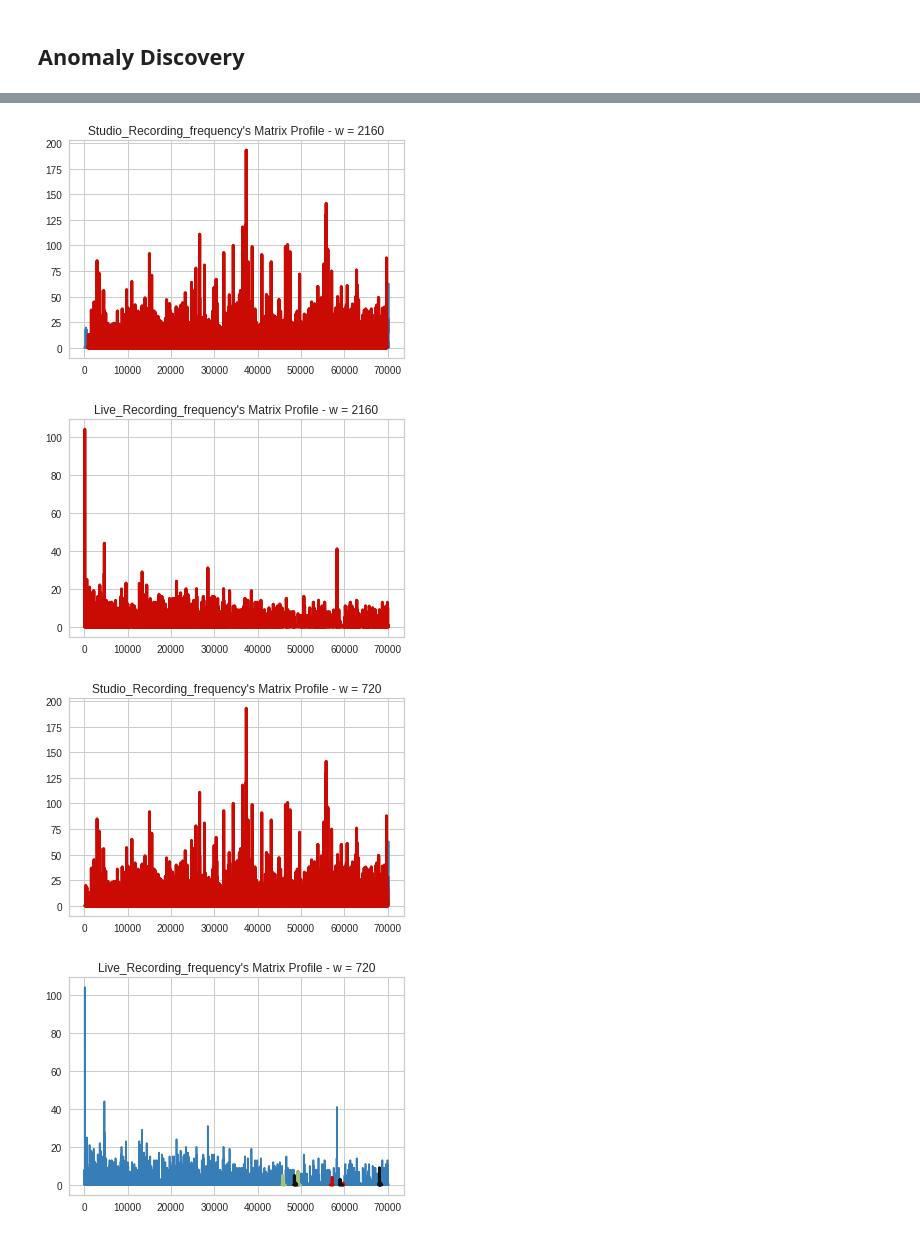
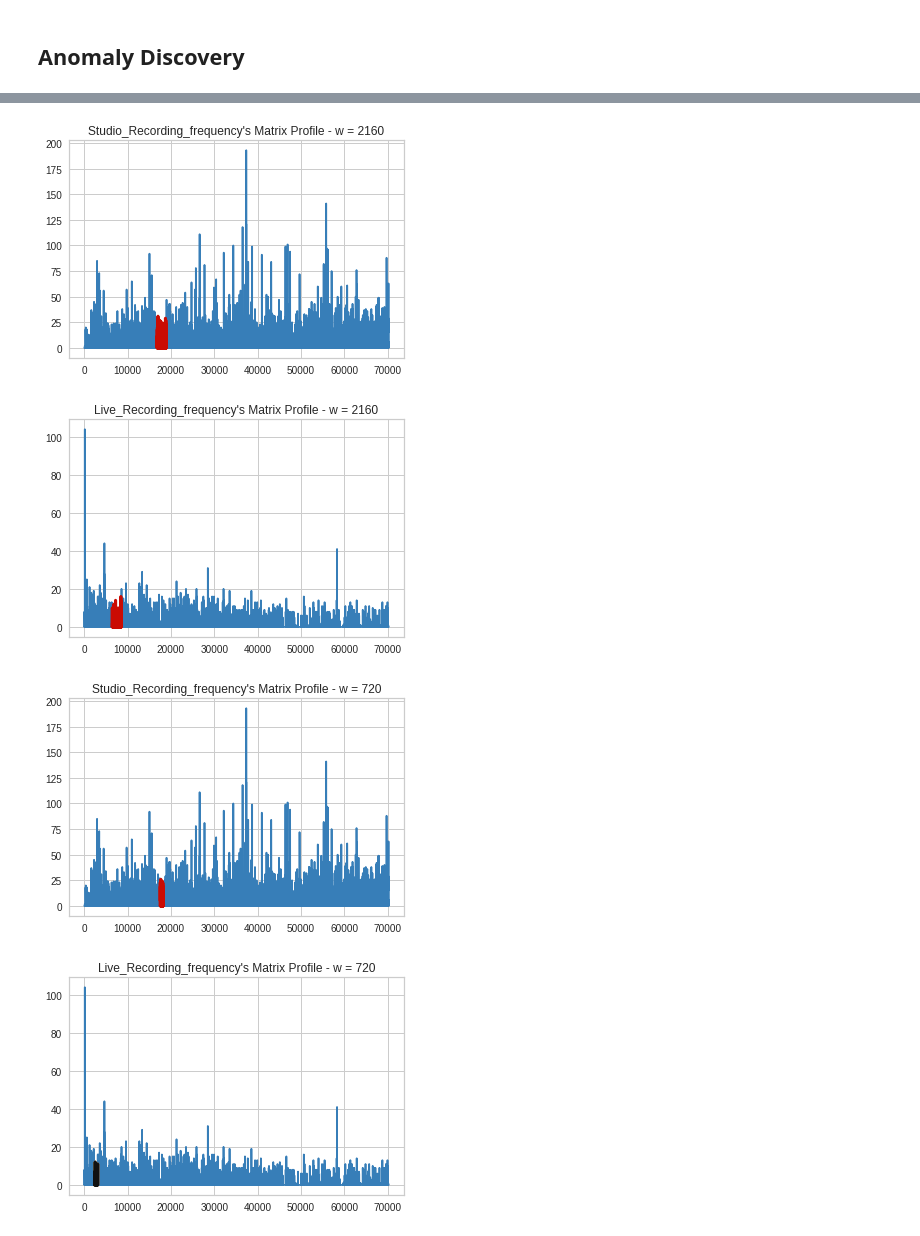
Before and after one commit to alexandrabradan/Datamining2_AdvancedTopics, a Jupyter notebook: notebook/Module_3/TimeSeries_album_type_frequency_motifs_and_anomalies.ipynb, the cells around one changed output, grey strips where cells are left out. Saved outputs shown, nothing was run; the diff lists cells and outputs as text; code cells hidden in the pictures.

Commit message:
motifs and anomalies

```diff
--- a/notebook/Module_3/TimeSeries_album_type_frequency_motifs_and_anomalies.ipynb
+++ b/notebook/Module_3/TimeSeries_album_type_frequency_motifs_and_anomalies.ipynb
@@ -303,6 +303,6 @@ for label, window_size in tqdm(windows):
     studio_anoms  = studio_anomalies[key]
     live_anoms = live_anomalies[key]
 
-    plot_motifs(studio_ts, studio_mo, studio_anoms, window_size, studio_key)
-    plot_motifs(live_ts, live_mo, live_anoms, window_size, live_key)
+    plot_anomalies(studio_ts, studio_mo, studio_anoms, window_size, studio_key)
+    plot_anomalies(live_ts, live_mo, live_anoms, window_size, live_key)
 # %% [output]
@@ -313,4 +313,4 @@ for label, window_size in tqdm(windows):
-[figure, old version]
+[figure, new version]
-[figure, old version]
+[figure, new version]
-[figure, old version]
+[figure, new version]
-[figure, old version]
+[figure, new version]
```
Also changed, not shown: parts of 1 cell of this notebook, 1 other file.
